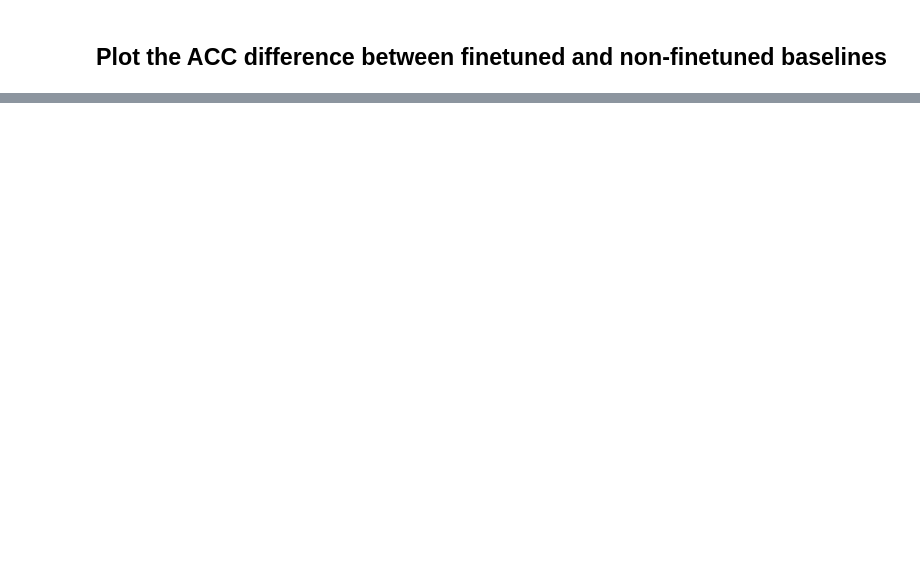
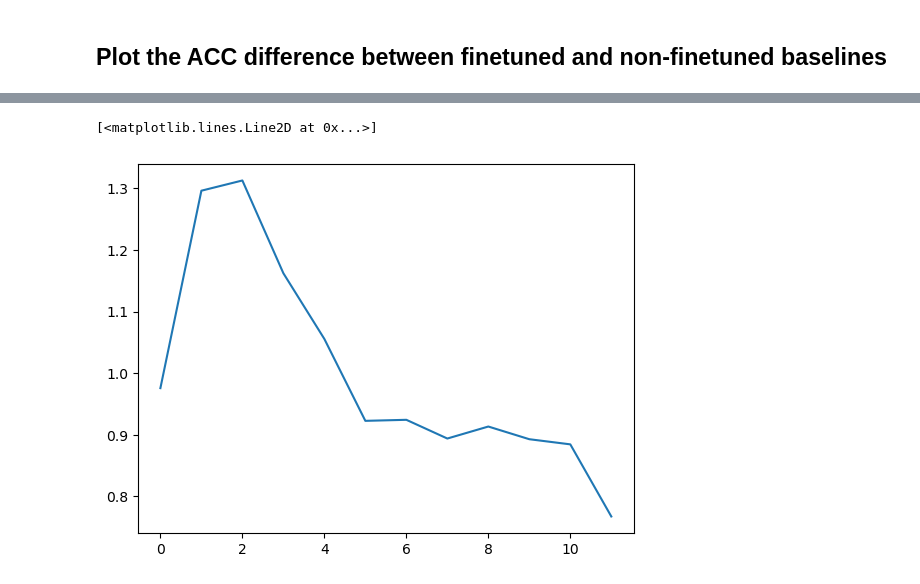
Before and after one commit to ychnli/sicpred, a Jupyter notebook: exp3_figures.ipynb, the cells around one changed output, grey strips where cells are left out. Cells and saved outputs as stored; diff of their text form; code cells hidden in the pictures; blank space fills up the shorter version.

```diff
--- a/exp3_figures.ipynb
+++ b/exp3_figures.ipynb
@@ -84,3 +261,13 @@ for input_config in ["input2", "input4"]:
+# %%
+import pickle
+
+with open(os.path.join(config_cesm.PROCESSED_DATA_DIRECTORY, "normalized_inputs", "seaice_plus_auxiliary_obs/month_weights.pkl"), "rb") as f:
+    month_weights = pickle.load(f)
+
+plt.plot(month_weights)
+# %% [output]
+[<matplotlib.lines.Line2D at 0x...>]
+[figure, added]
 # %%
 P_VALUE_CUTOFF = 0.05
 
```
Also changed, not shown: parts of 19 cells of this notebook, 16 other files.
